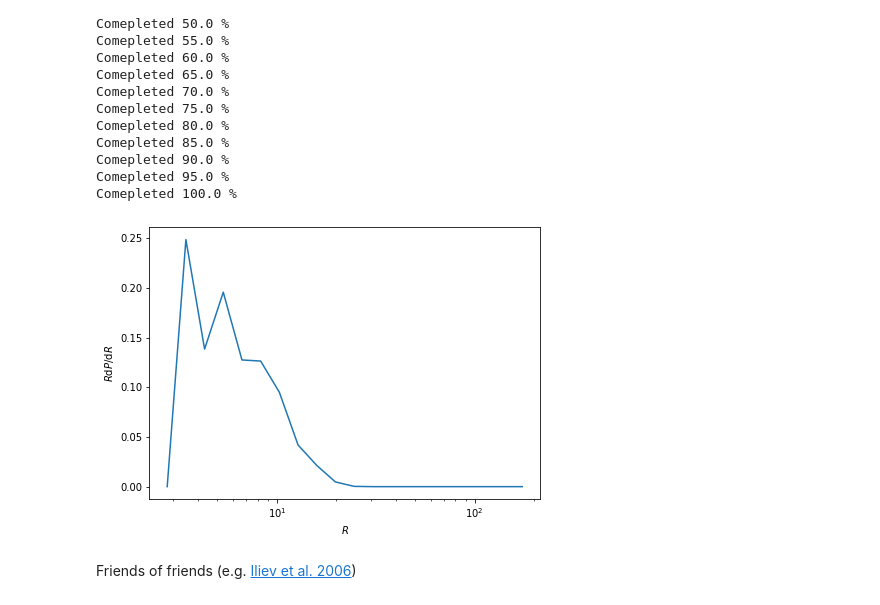
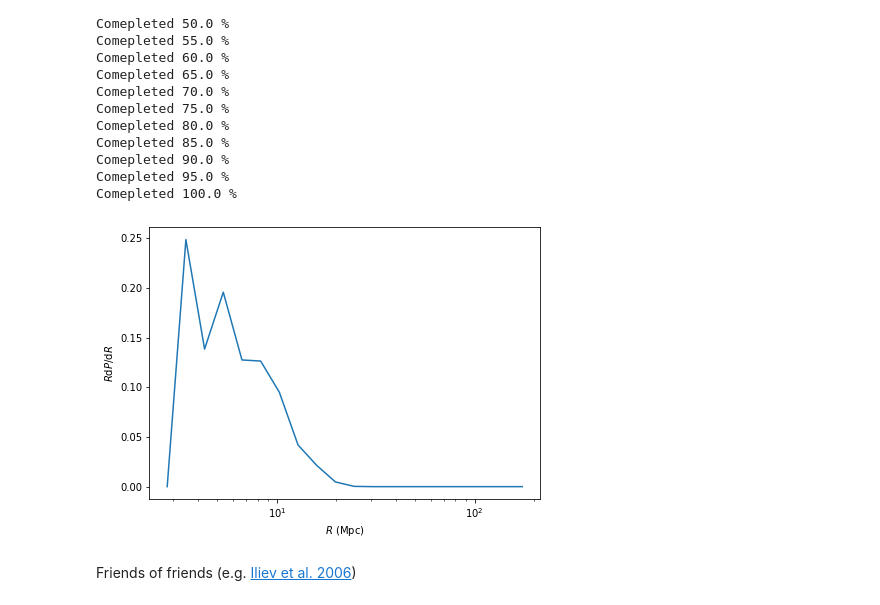
Before and after one commit to sambit-giri/tools21cm, a Jupyter notebook: docs/examples/tutorials.ipynb, the cells around one changed output. Cells and saved outputs as stored; diff of their text form; code cells hidden in the pictures.

```diff
--- a/docs/examples/tutorials.ipynb
+++ b/docs/examples/tutorials.ipynb
@@ -251,14 +251,14 @@ Comepleted 100.0 %
 # %%
 plt.rcParams['figure.figsize'] = [7, 5]
 
 plt.semilogx(r_spa, dn_spa)
 
-plt.xlabel('$R$')
+plt.xlabel('$R$ (Mpc)')
 plt.ylabel('$R\mathrm{d}P/\mathrm{d}R$')
 
 plt.show()
 # %% [output]
-[figure, old version]
+[figure, new version]
 # %% [markdown]
 Friends of friends (e.g. [Iliev et al. 2006](https://ui.adsabs.harvard.edu/abs/2006MNRAS.369.1625I/abstract))
 # %%
```
Also changed, not shown: parts of 4 cells of this notebook.
